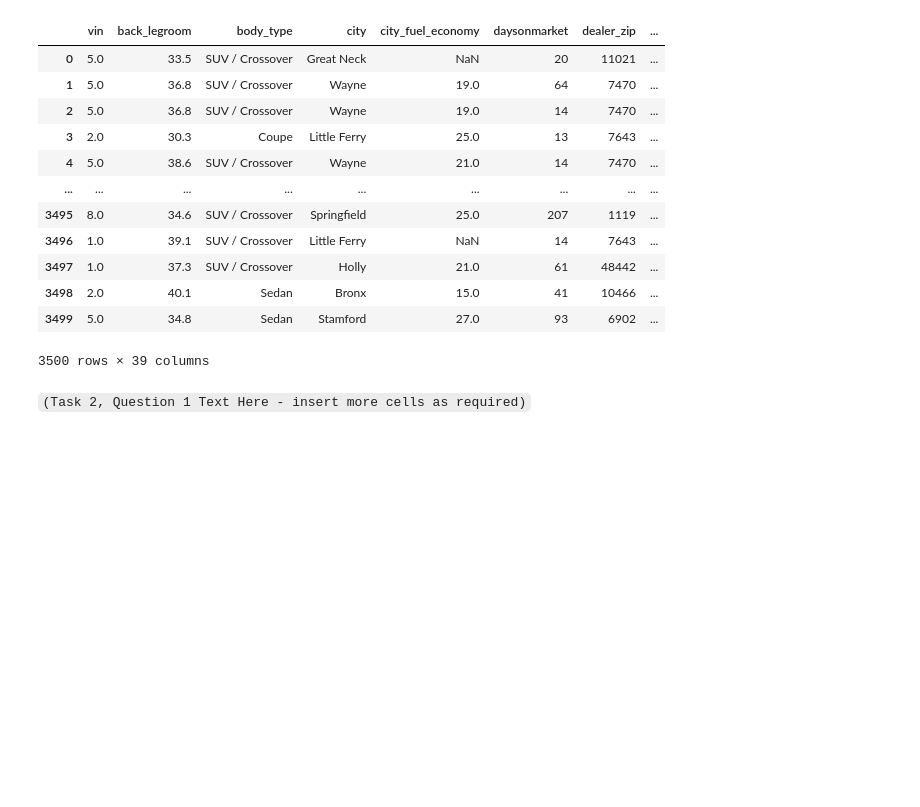
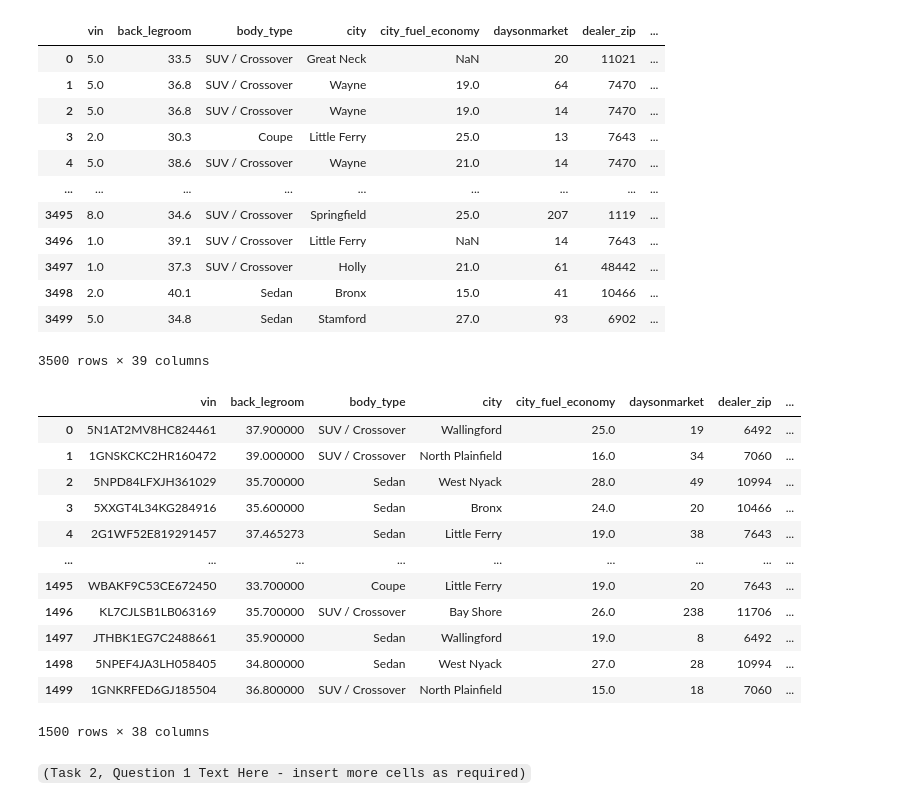
Before and after one commit to macRuslan/BUSA8001GroupProject, a Jupyter notebook: Group_Assignment_BUSA8001_PredictivePatrol.ipynb, the cells around one changed output. Saved outputs shown, nothing was run; the diff lists cells and outputs as text; code cells hidden in the pictures; blank space fills up the shorter version.

```diff
--- a/Group_Assignment_BUSA8001_PredictivePatrol.ipynb
+++ b/Group_Assignment_BUSA8001_PredictivePatrol.ipynb
@@ -233,6 +233,22 @@ train_data
 | 3498 | 2.0 | 40.1 | Sedan | Bronx | 15.0 | 41 | 10466 | ... |
 | 3499 | 5.0 | 34.8 | Sedan | Stamford | 27.0 | 93 | 6902 | ... |
 3500 rows × 39 columns
+# %%
+test_data
+# %% [output]
+|  | vin | back_legroom | body_type | city | city_fuel_economy | daysonmarket | dealer_zip | ... |
+| 0 | 5N1AT2MV8HC824461 | 37.900000 | SUV / Crossover | Wallingford | 25.0 | 19 | 6492 | ... |
+| 1 | 1GNSKCKC2HR160472 | 39.000000 | SUV / Crossover | North Plainfield | 16.0 | 34 | 7060 | ... |
+| 2 | 5NPD84LFXJH361029 | 35.700000 | Sedan | West Nyack | 28.0 | 49 | 10994 | ... |
+| 3 | 5XXGT4L34KG284916 | 35.600000 | Sedan | Bronx | 24.0 | 20 | 10466 | ... |
+| 4 | 2G1WF52E819291457 | 37.465273 | Sedan | Little Ferry | 19.0 | 38 | 7643 | ... |
+| ... | ... | ... | ... | ... | ... | ... | ... | ... |
+| 1495 | WBAKF9C53CE672450 | 33.700000 | Coupe | Little Ferry | 19.0 | 20 | 7643 | ... |
+| 1496 | KL7CJLSB1LB063169 | 35.700000 | SUV / Crossover | Bay Shore | 26.0 | 238 | 11706 | ... |
+| 1497 | JTHBK1EG7C2488661 | 35.900000 | Sedan | Wallingford | 19.0 | 8 | 6492 | ... |
+| 1498 | 5NPEF4JA3LH058405 | 34.800000 | Sedan | West Nyack | 27.0 | 28 | 10994 | ... |
+| 1499 | 1GNKRFED6GJ185504 | 36.800000 | SUV / Crossover | North Plainfield | 15.0 | 18 | 7060 | ... |
+1500 rows × 38 columns
 # %% [markdown]
 `(Task 2, Question 1 Text Here - insert more cells as required)`
 # %% [markdown]
```
Also changed, not shown: parts of 21 cells of this notebook.
